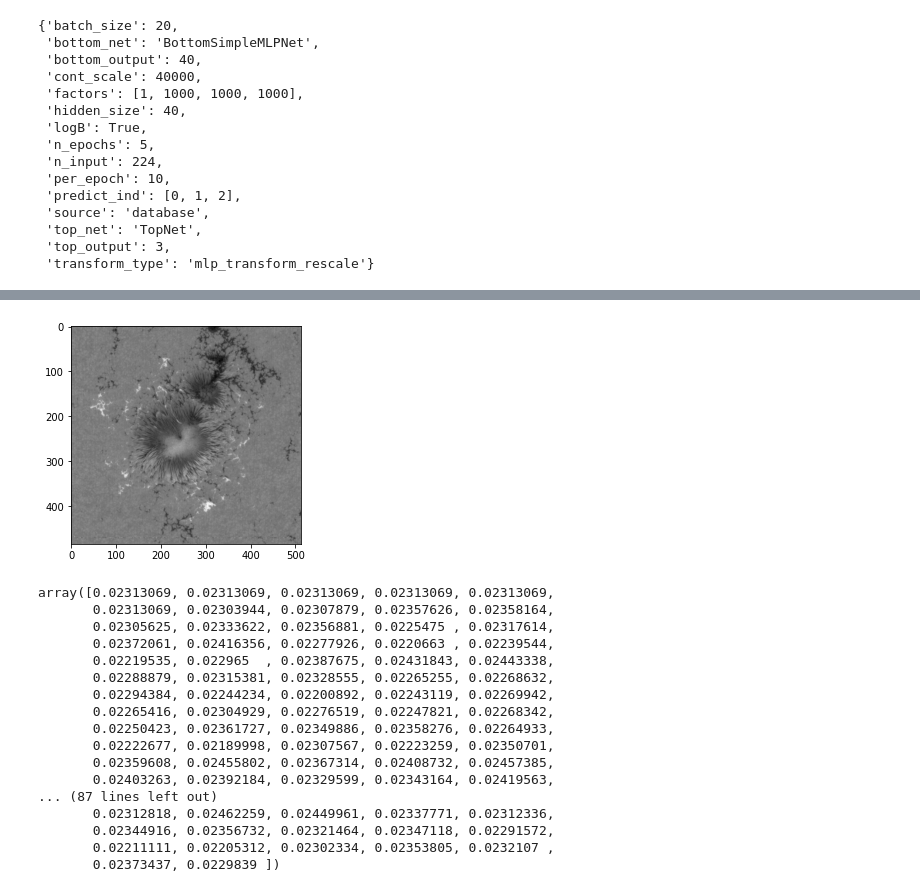
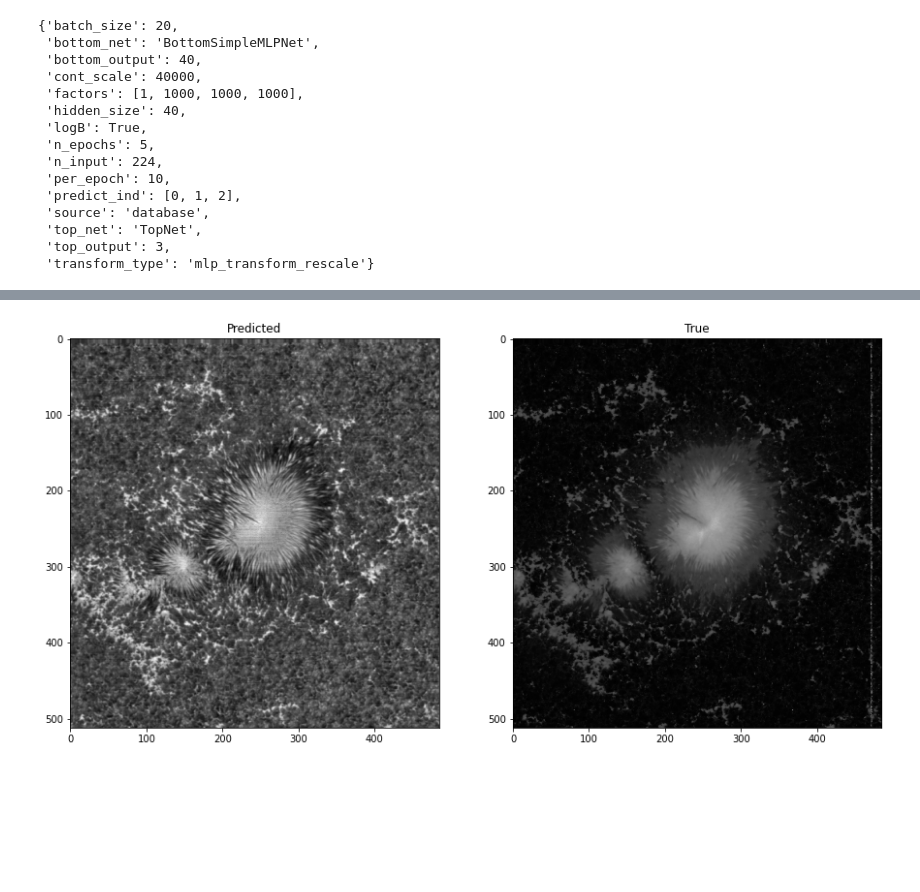
Before and after one commit to iknyazeva/InverseProblem, a Jupyter notebook: notebooks/model_training_example.ipynb, the cells around one changed output, grey strips where cells are left out. Cells and saved outputs as stored; diff of their text form; code cells hidden in the pictures; blank space fills up the shorter version.

```diff
--- a/notebooks/model_training_example.ipynb
+++ b/notebooks/model_training_example.ipynb
@@ -100,5 +65,7 @@ Epoch 005 train_loss: 0.6982          val_loss 0.7049
+# %%
+history = model.train(scheduler=True)
 # %%
-path_to_save = os.path.join(get_project_root(), 'checkpoints', 'mlp_example_no_cont.pt')
+# можем сохранять модель, потом загружать ее
+path_to_save = os.path.join(get_project_root(), 'checkpoints', 'mlp_example.pt')
 model.save_model(path_to_save)
-# and load them
 model.load_model(path_to_save)
@@ -141,24 +80,19 @@ predicted = predict_full_image((line, cont), 0)
-# %%
-_ = plt.imshow(predicted, cmap='gray')
-# %% [output]
-[figure, removed]
 # %%
-predicted[0]
+predicted = model.predict_full_image((line, cont), 0)
-# %% [output]
-array([0.02313069, 0.02313069, 0.02313069, 0.02313069, 0.02313069,
-       0.02313069, 0.02303944, 0.02307879, 0.02357626, 0.02358164,
-       0.02305625, 0.02333622, 0.02356881, 0.0225475 , 0.02317614,
-       0.02372061, 0.02416356, 0.02277926, 0.0220663 , 0.02239544,
-       0.02219535, 0.022965  , 0.02387675, 0.02431843, 0.02443338,
-       0.02288879, 0.02315381, 0.02328555, 0.02265255, 0.02268632,
-       0.02294384, 0.02244234, 0.02200892, 0.02243119, 0.02269942,
-       0.02265416, 0.02304929, 0.02276519, 0.02247821, 0.02268342,
-       0.02250423, 0.02361727, 0.02349886, 0.02358276, 0.02264933,
-       0.02222677, 0.02189998, 0.02307567, 0.02223259, 0.02350701,
-       0.02359608, 0.02455802, 0.02367314, 0.02408732, 0.02457385,
-       0.02403263, 0.02392184, 0.02329599, 0.02343164, 0.02419563,
-... (87 lines left out)
-       0.02312818, 0.02462259, 0.02449961, 0.02337771, 0.02312336,
-       0.02344916, 0.02356732, 0.02321464, 0.02347118, 0.02291572,
-       0.02211111, 0.02205312, 0.02302334, 0.02353805, 0.0232107 ,
-       0.02373437, 0.0229839 ])
+# %%
+fits_path = os.path.join(get_project_root(), 'data', '20170905_030404.fits')
+reference = fits.open(fits_path)
+# %%
+def plot_spectra(pred, true):
+  plt.figure(figsize=(15,15))
+  plt.subplot(1, 2, 1)
+  plt.imshow(pred, cmap='gray')
+  plt.title('Predicted')
+
+  plt.subplot(1, 2, 2)
+  plt.imshow(true, cmap='gray')
+  plt.title('True')
+
+plot_spectra(predicted, reference[1].data)
+# %% [output]
+[figure, added]
```
Also changed, not shown: parts of 17 cells of this notebook.
